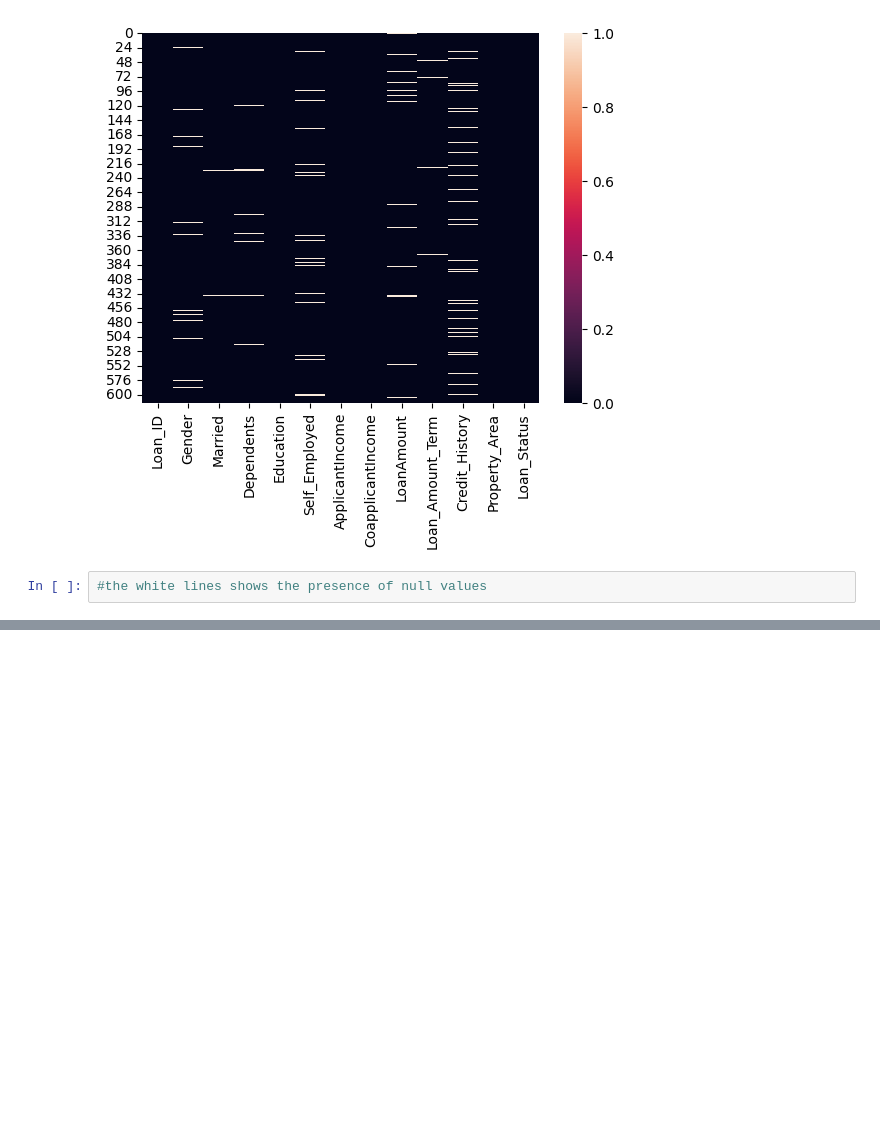
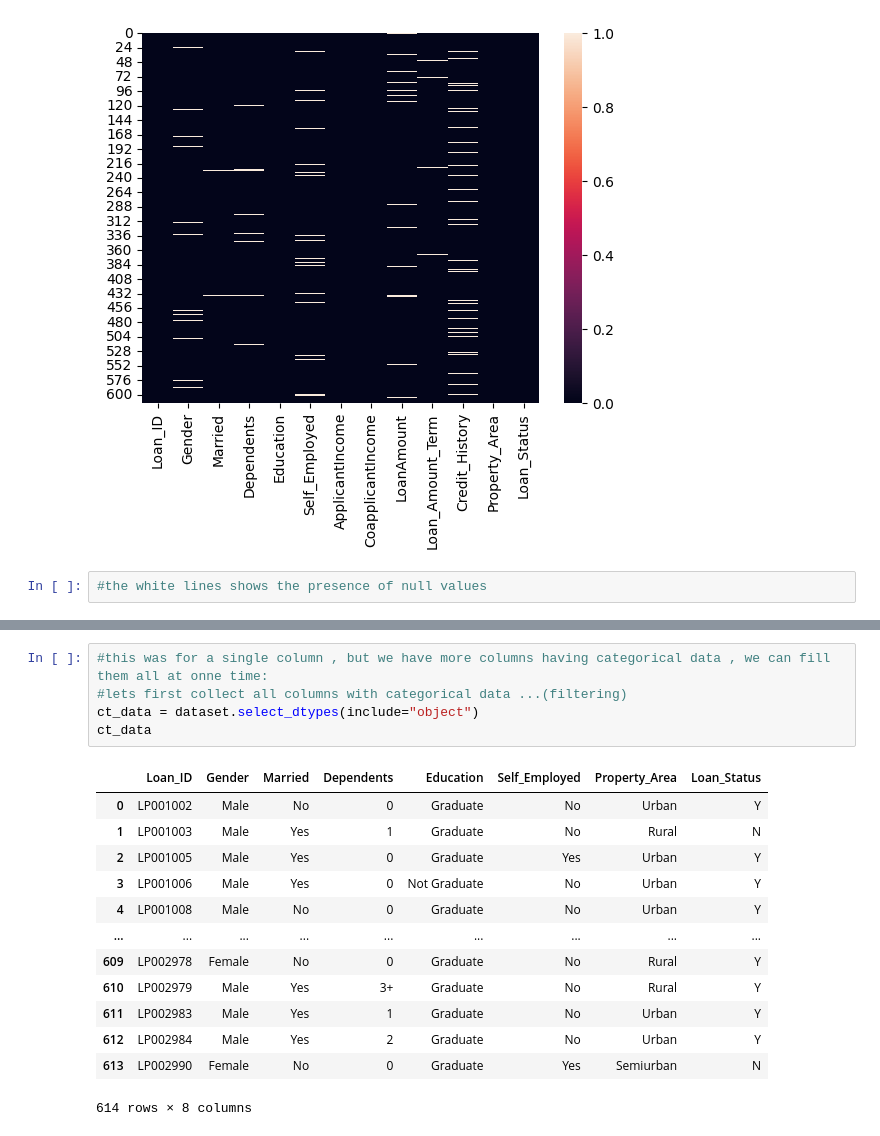
Before and after one commit to santoshw03/machine_learning, a Jupyter notebook: DataCleaning/handlingMissingValues.ipynb, the cells around one changed output, grey strips where cells are left out. Drawn from its saved outputs; the diff is of its cells as text; blank space fills up the shorter version.

```diff
--- a/DataCleaning/handlingMissingValues.ipynb
+++ b/DataCleaning/handlingMissingValues.ipynb
@@ -74,0 +163,19 @@ plt.show()
+# %%
+#this was for a single column , but we have more columns having categorical data , we can fill them all at onne time:
+#lets first collect all columns with categorical data ...(filtering)
+ct_data = dataset.select_dtypes(include="object")
+ct_data
+# %% [output]
+|  | Loan_ID | Gender | Married | Dependents | Education | Self_Employed | Property_Area | Loan_Status |
+| 0 | LP001002 | Male | No | 0 | Graduate | No | Urban | Y |
+| 1 | LP001003 | Male | Yes | 1 | Graduate | No | Rural | N |
+| 2 | LP001005 | Male | Yes | 0 | Graduate | Yes | Urban | Y |
+| 3 | LP001006 | Male | Yes | 0 | Not Graduate | No | Urban | Y |
+| 4 | LP001008 | Male | No | 0 | Graduate | No | Urban | Y |
+| ... | ... | ... | ... | ... | ... | ... | ... | ... |
+| 609 | LP002978 | Female | No | 0 | Graduate | No | Rural | Y |
+| 610 | LP002979 | Male | Yes | 3+ | Graduate | No | Rural | Y |
+| 611 | LP002983 | Male | Yes | 1 | Graduate | No | Urban | Y |
+| 612 | LP002984 | Male | Yes | 2 | Graduate | No | Urban | Y |
+| 613 | LP002990 | Female | No | 0 | Graduate | Yes | Semiurban | N |
+614 rows × 8 columns
```
Also changed, not shown: parts of 18 cells of this notebook.
